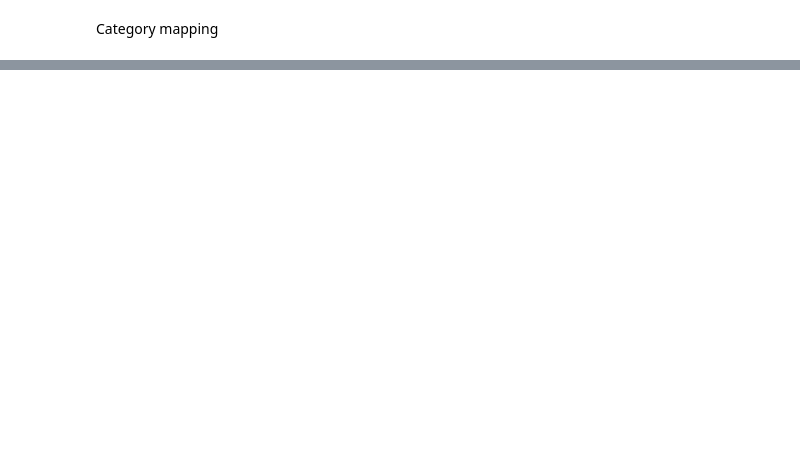
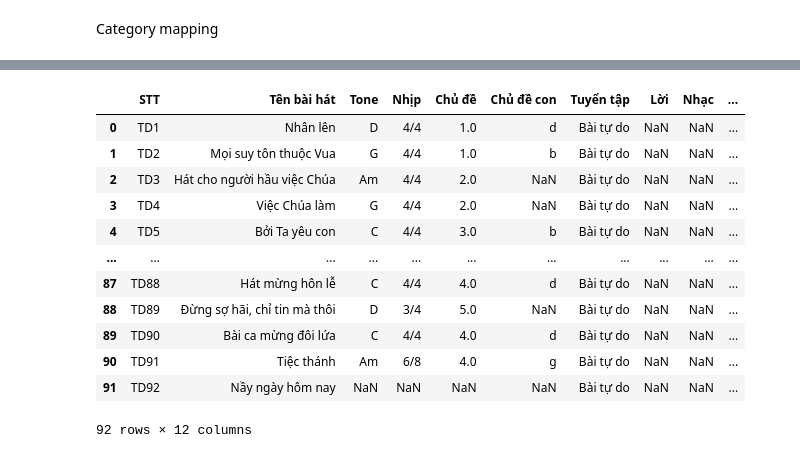
Before and after one commit to AnDDoanf/App-Worship-songs-collection, a Jupyter notebook: src/data/csv-to-json.ipynb, the cells around one changed output, grey strips where cells are left out. Saved outputs shown, nothing was run; the diff lists cells and outputs as text; code cells hidden in the pictures; blank space fills up the shorter version.

```diff
--- a/src/data/csv-to-json.ipynb
+++ b/src/data/csv-to-json.ipynb
@@ -138,3 +138,19 @@ data.head()
+# %%
+data
+# %% [output]
+|  | STT | Tên bài hát | Tone | Nhịp | Chủ đề | Chủ đề con | Tuyển tập | Lời | Nhạc | ... |
+| 0 | TD1 | Nhân lên | D | 4/4 | 1.0 | d | Bài tự do | NaN | NaN | ... |
+| 1 | TD2 | Mọi suy tôn thuộc Vua | G | 4/4 | 1.0 | b | Bài tự do | NaN | NaN | ... |
+| 2 | TD3 | Hát cho người hầu việc Chúa | Am | 4/4 | 2.0 | NaN | Bài tự do | NaN | NaN | ... |
+| 3 | TD4 | Việc Chúa làm | G | 4/4 | 2.0 | NaN | Bài tự do | NaN | NaN | ... |
+| 4 | TD5 | Bởi Ta yêu con | C | 4/4 | 3.0 | b | Bài tự do | NaN | NaN | ... |
+| ... | ... | ... | ... | ... | ... | ... | ... | ... | ... | ... |
+| 87 | TD88 | Hát mừng hôn lễ | C | 4/4 | 4.0 | d | Bài tự do | NaN | NaN | ... |
+| 88 | TD89 | Đừng sợ hãi, chỉ tin mà thôi | D | 3/4 | 5.0 | NaN | Bài tự do | NaN | NaN | ... |
+| 89 | TD90 | Bài ca mừng đôi lứa | C | 4/4 | 4.0 | d | Bài tự do | NaN | NaN | ... |
+| 90 | TD91 | Tiệc thánh | Am | 6/8 | 4.0 | g | Bài tự do | NaN | NaN | ... |
+| 91 | TD92 | Nầy ngày hôm nay | NaN | NaN | NaN | NaN | Bài tự do | NaN | NaN | ... |
+92 rows × 12 columns
 # %%
 imggg = list()
 for i in data['STT'].values.tolist():
```
Also changed, not shown: parts of 6 cells of this notebook, 8 other files.
